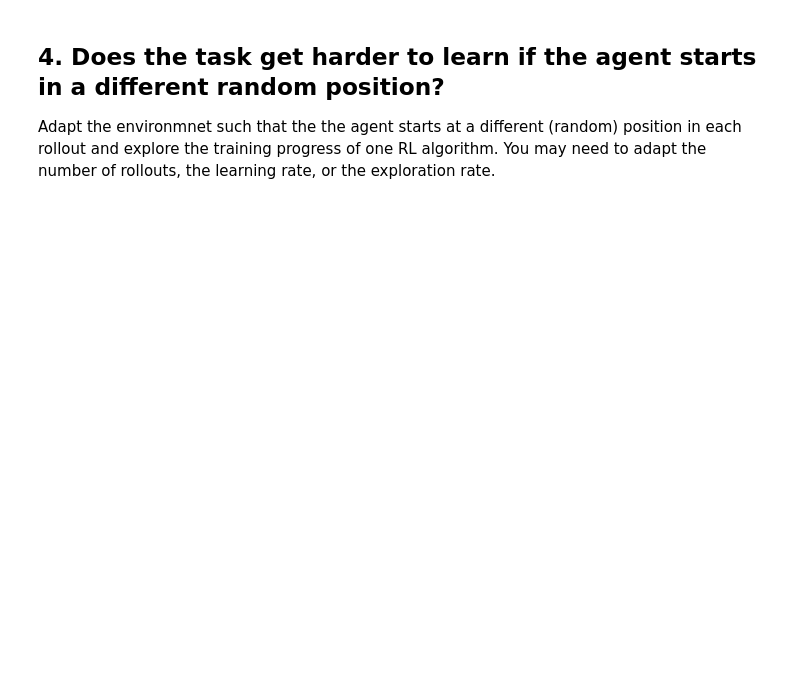
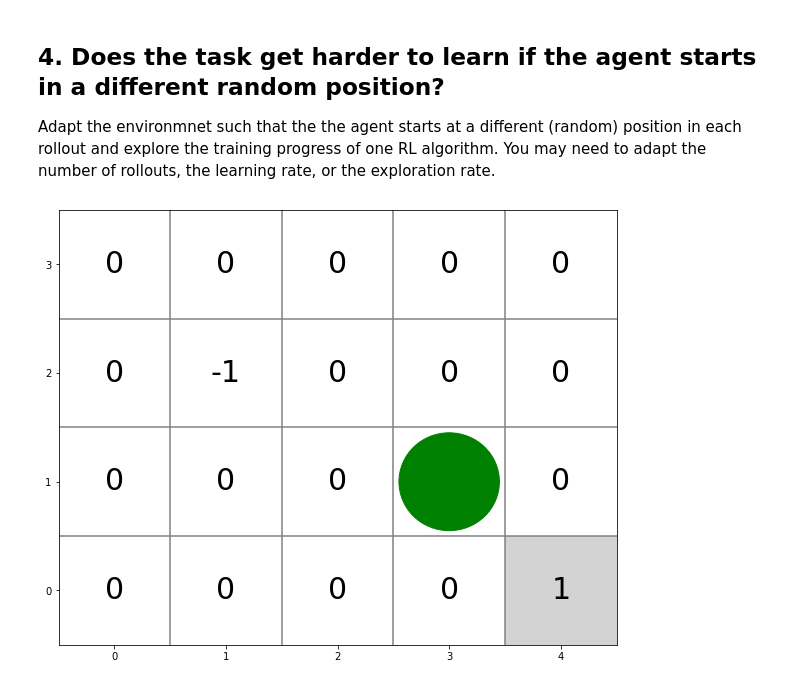
Before and after one commit to ArvinZJC/UofG_PGT_MLAIDS, a Jupyter notebook: Labs/Week5/MLAIDS - Reinforcement Learning.ipynb, the cells around one changed output. Saved outputs shown, nothing was run; the diff lists cells and outputs as text; code cells hidden in the pictures; blank space fills up the shorter version.

```diff
--- a/Labs/Week5/MLAIDS - Reinforcement Learning.ipynb
+++ b/Labs/Week5/MLAIDS - Reinforcement Learning.ipynb
@@ -318,3 +367,18 @@ Evaluate your algorithm, training 5 times and plot mean, min and max return afte
 ## 4. Does the task get harder to learn if the agent starts in a different random position?
 
 Adapt the environmnet such that the the agent starts at a different (random) position in each rollout and explore the training progress of one RL algorithm. You may need to adapt the number of rollouts, the learning rate, or the exploration rate.
+# %%
+class ExampleGrid(GridWorld):
+
+    def __init__(self):
+        agent_x = np.random.randint(5)
+        agent_y = np.random.randint(4)
+        super().__init__(rows = 4, cols = 5, agent_start = (agent_x, agent_y))
+        self.update_terminal(4, 0)  # Make state (4, 0) a terminal state.
+        self.update_reward(4, 0, 1)  # Make transitions into state (4, 0) yield a reward of 1.
+        self.update_reward(1, 2, -1)  # Make transitions into state (1, 2) yield a reward of -1.
+
+env = ExampleGrid()  # Instantiate the example grid.
+env.render()  # Display the environment state(green dot), terminal states (gray shaded cells), and rewards (numbers inside cells).
+# %% [output]
+[figure, added]
```
Also changed, not shown: parts of 17 cells of this notebook.
